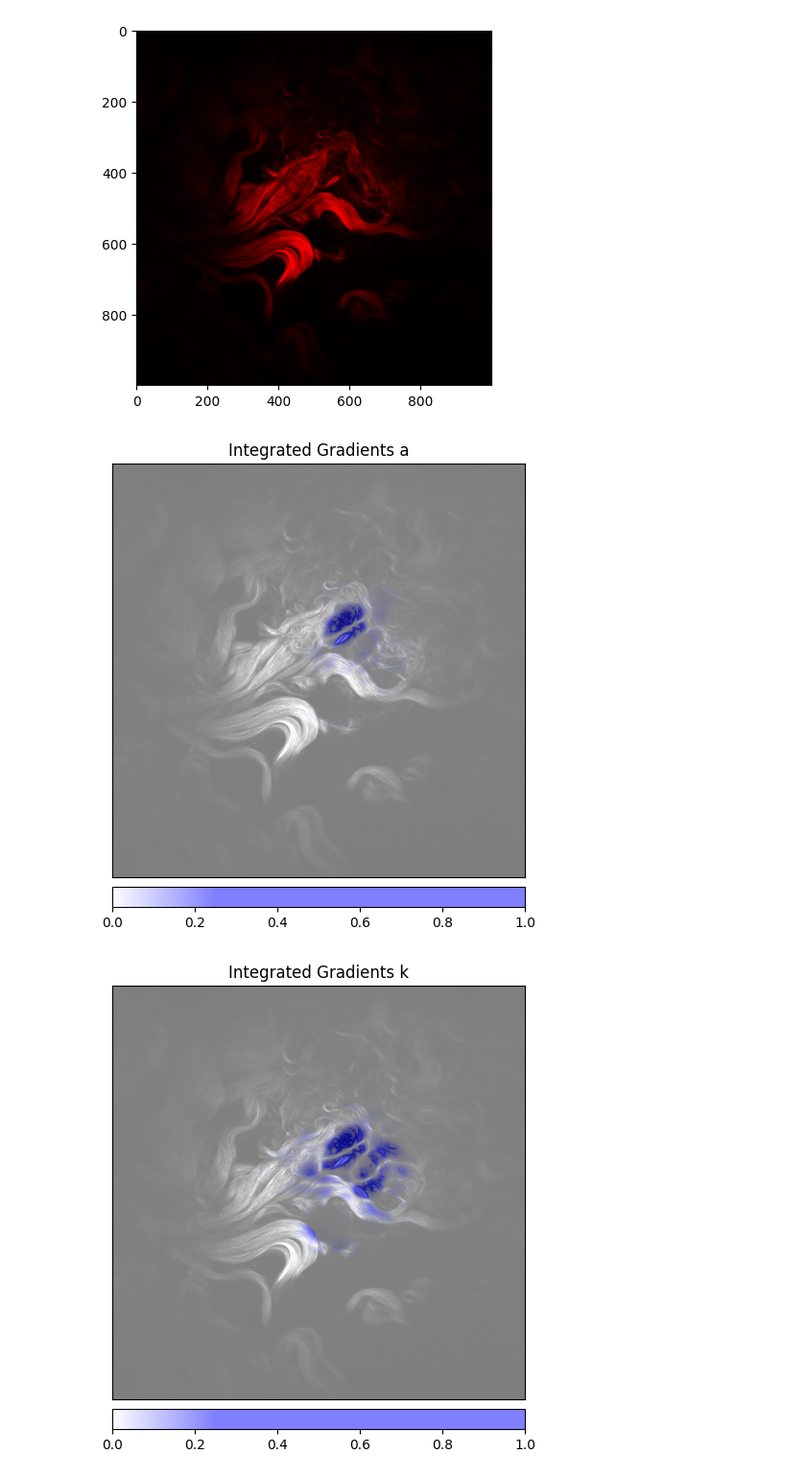
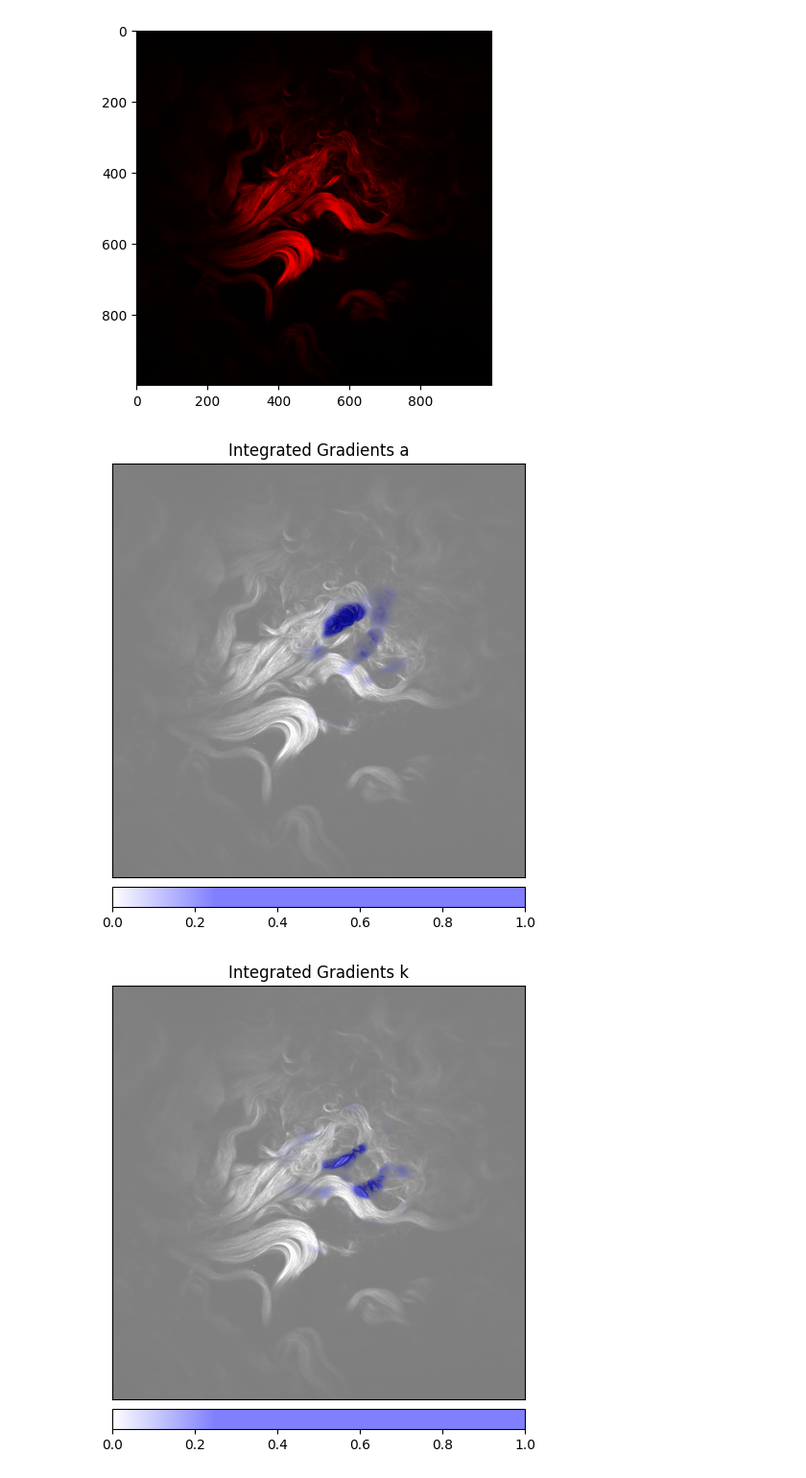
Before and after one commit to siemdejong/skinstression, a Jupyter notebook: notebooks/15-sjg-captum-intro.ipynb, the cells around one changed output. Shown at 96% size. Saved outputs shown, nothing was run; the diff lists cells and outputs as text; code cells hidden in the pictures.

```diff
--- a/notebooks/15-sjg-captum-intro.ipynb
+++ b/notebooks/15-sjg-captum-intro.ipynb
@@ -106,31 +106,31 @@ attributions_ig_xc = integrated_gradients.attribute(input_img, target=2, n_steps
 # %%
 default_cmap = LinearSegmentedColormap.from_list('custom blue',
                                                  [(0, '#ffffff'),
                                                   (0.25, '#0000ff'),
                                                   (1, '#0000ff')], N=256)
 
 # Use the squeeze unsqueeze trick to make the images HWC which can be used by the function.
 fig_a, axis_a = viz.visualize_image_attr(attributions_ig_a.squeeze().unsqueeze(2).cpu().detach().numpy(),
                              transformed_img.squeeze().unsqueeze(2).cpu().detach().numpy(),
                              method='blended_heat_map',
                              cmap=default_cmap,
                              show_colorbar=True,
-                            #  sign='negative',
+                             sign='positive',
                              title='Integrated Gradients a')
 fig_k, axis_k = viz.visualize_image_attr(attributions_ig_k.squeeze().unsqueeze(2).cpu().detach().numpy(),
                              transformed_img.squeeze().unsqueeze(2).cpu().detach().numpy(),
                              method='blended_heat_map',
                              cmap=default_cmap,
                              show_colorbar=True,
-                            #  sign='negative',
+                             sign='positive',
                              title='Integrated Gradients k')
 fig_xc, axis_xc = viz.visualize_image_attr(attributions_ig_xc.squeeze().unsqueeze(2).cpu().detach().numpy(),
                              transformed_img.squeeze().unsqueeze(2).cpu().detach().numpy(),
                              method='blended_heat_map',
                              cmap=default_cmap,
                              show_colorbar=True,
-                            #  sign='negative',
+                             sign='positive',
                              title='Integrated Gradients xc')
 # %% [output]
-[figure, old version]
+[figure, new version]
-[figure, old version]
+[figure, new version]
```
Also changed, not shown: parts of 1 cell of this notebook, 1 other file.
